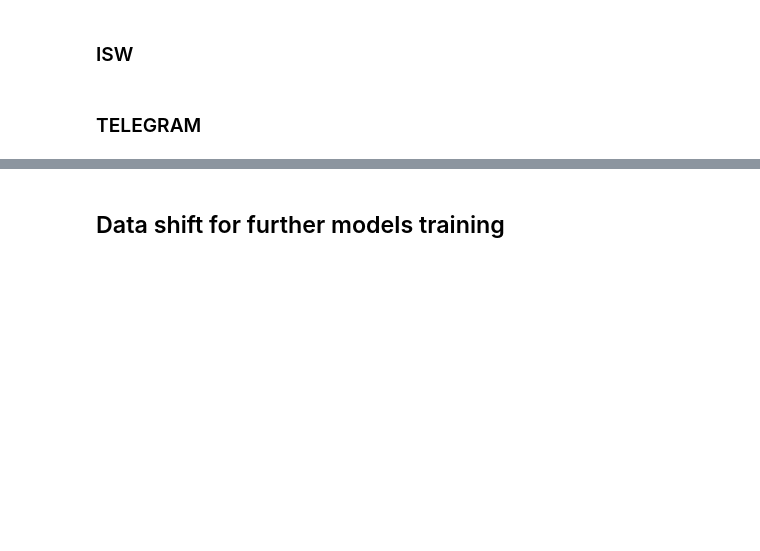
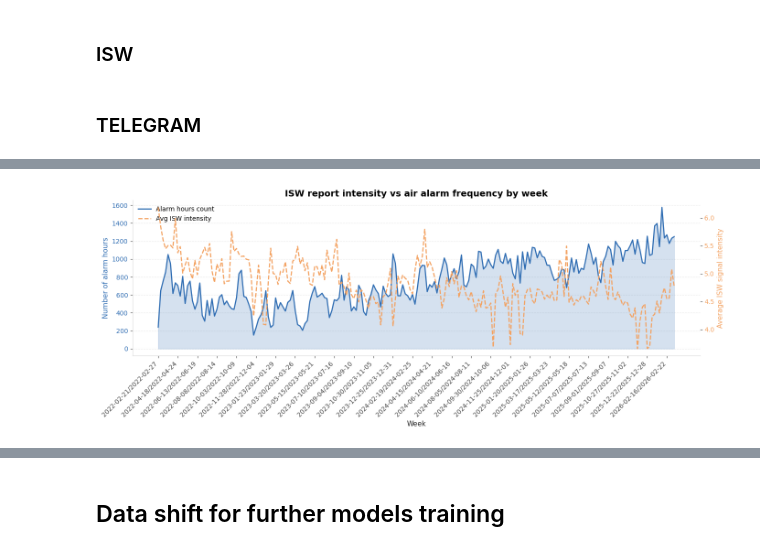
Before and after one commit to khorunzhaviktoriia/war-events-predictor-saas, a Jupyter notebook: forecasting/data_merge_feature_engineering.ipynb, the cells around one changed output, grey strips where cells are left out. Drawn from its saved outputs; the diff is of its cells as text; code cells hidden in the pictures; blank space fills up the shorter version.

```diff
--- a/forecasting/data_merge_feature_engineering.ipynb
+++ b/forecasting/data_merge_feature_engineering.ipynb
@@ -466,0 +711,44 @@ df_final.head()
+# %%
+df['year_week'] = df['datetime_hour'].dt.to_period('W')
+
+weekly = df.groupby('year_week').agg(
+    alarm_count=('alarm_active', 'sum'),
+    isw_intensity=('isw_total_intensity', 'mean')
+).reset_index()
+
+weekly = weekly.iloc[:-1]
+x = np.arange(len(weekly))
+x_labels = weekly['year_week'].astype(str).tolist()
+
+fig, ax1 = plt.subplots(figsize=(14, 5.5))
+
+ax1.fill_between(x, weekly['alarm_count'], color=BLUE_MAIN, alpha=0.2)
+ax1.plot(x, weekly['alarm_count'], color=BLUE_MAIN, linewidth=1.8,
+         label='Alarm hours count')
+ax1.set_ylabel('Number of alarm hours', color=BLUE_MAIN)
+ax1.tick_params(axis='y', labelcolor=BLUE_MAIN)
+
+ax2 = ax1.twinx()
+ax2.plot(x, weekly['isw_intensity'], color=GOLD, linewidth=1.8,
+         linestyle='--', label='Avg ISW intensity')
+ax2.set_ylabel('Average ISW signal intensity', color=GOLD)
+ax2.tick_params(axis='y', labelcolor=GOLD)
+
+tick_idx = np.arange(0, len(x_labels), 8)
+ax1.set_xticks(tick_idx)
+ax1.set_xticklabels([x_labels[i] for i in tick_idx], rotation=45, ha='right')
+
+ax1.set_title('ISW report intensity vs air alarm frequency by week')
+ax1.set_xlabel('Week')
+ax1.grid(axis='y')
+ax1.set_axisbelow(True)
+
+lines1, labels1 = ax1.get_legend_handles_labels()
+lines2, labels2 = ax2.get_legend_handles_labels()
+ax1.legend(lines1 + lines2, labels1 + labels2, frameon=False, loc='upper left')
+
+plt.tight_layout()
+plt.savefig('isw_vs_alarms.png', dpi=150, bbox_inches='tight')
+plt.show()
+# %% [output]
+[figure, added]
```
Also changed, not shown: parts of 56 cells of this notebook.
